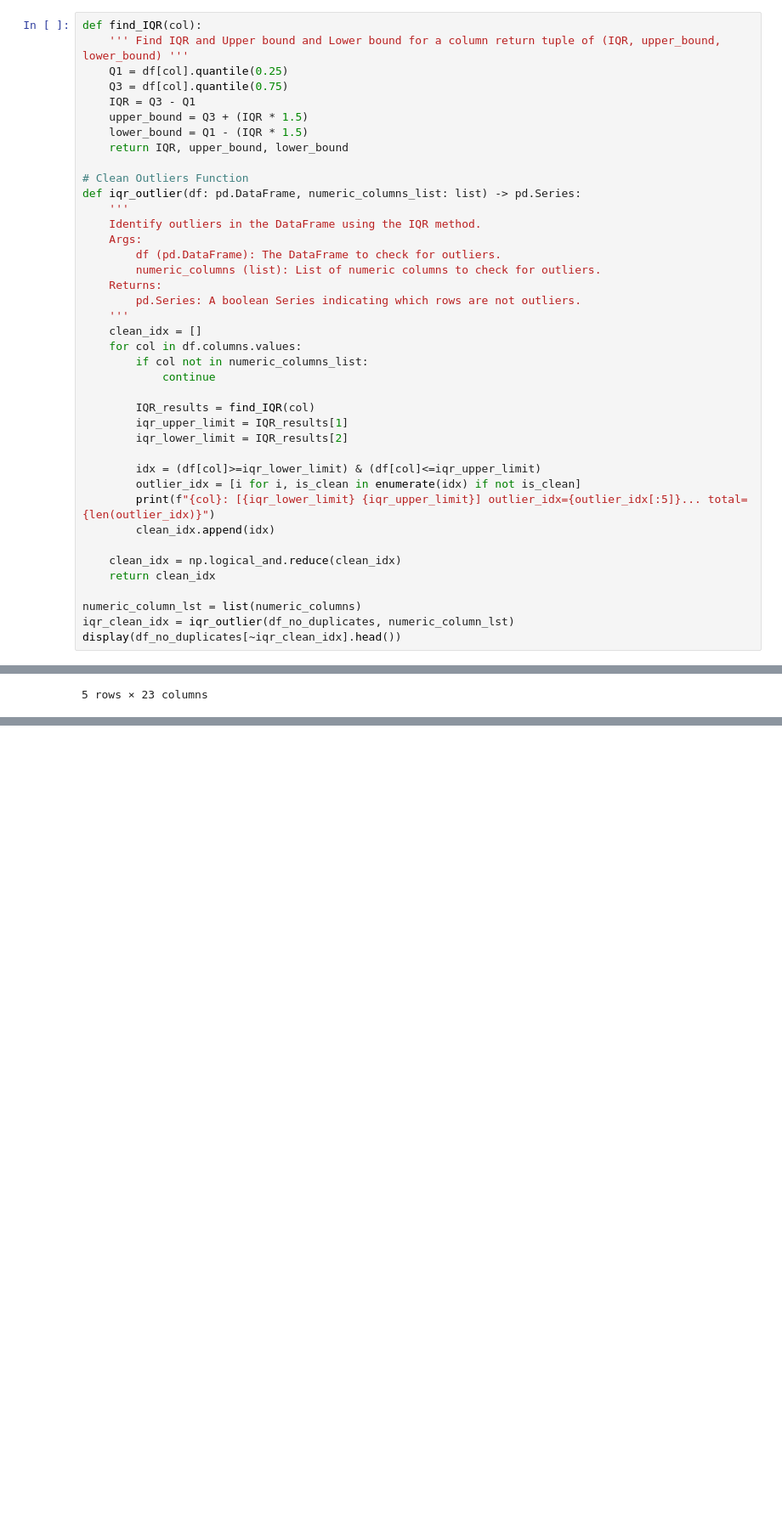
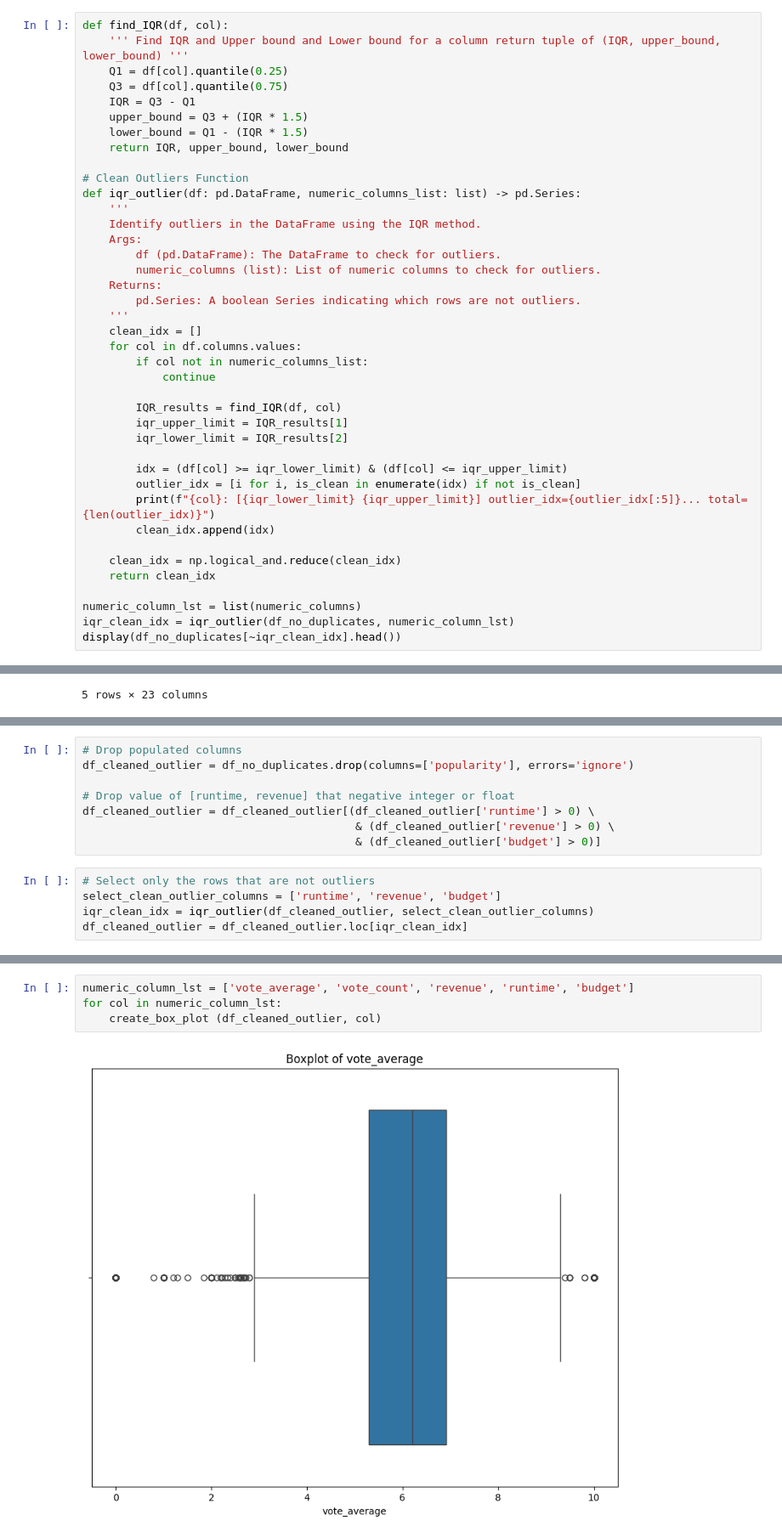
Before and after one commit to 6587093polakornming/Airflow_Spark_Local, a Jupyter notebook: eda/eda_notebook.ipynb, the cells around one changed output, grey strips where cells are left out. Shown: that part at 85% size. Cells and saved outputs as stored; diff of their text form; blank space fills up the shorter version.

```diff
--- a/eda/eda_notebook.ipynb
+++ b/eda/eda_notebook.ipynb
@@ -229,7 +242,7 @@ Numeric columns: Index(['vote_average', 'vote_count', 'revenue', 'runtime', 'bud
 # %% [markdown]
 ### Detect (numeric columns) outlier with IQR Method
 # %%
-def find_IQR(col):
+def find_IQR(df, col):
     ''' Find IQR and Upper bound and Lower bound for a column return tuple of (IQR, upper_bound, lower_bound) '''
     Q1 = df[col].quantile(0.25)
     Q3 = df[col].quantile(0.75)
@@ -253,11 +266,11 @@ def iqr_outlier(df: pd.DataFrame, numeric_columns_list: list) -> pd.Series:
         if col not in numeric_columns_list:
             continue
 
-        IQR_results = find_IQR(col)
+        IQR_results = find_IQR(df, col)
         iqr_upper_limit = IQR_results[1]
         iqr_lower_limit = IQR_results[2]
 
-        idx = (df[col]>=iqr_lower_limit) & (df[col]<=iqr_upper_limit)
+        idx = (df[col] >= iqr_lower_limit) & (df[col] <= iqr_upper_limit)
         outlier_idx = [i for i, is_clean in enumerate(idx) if not is_clean]
         print(f"{col}: [{iqr_lower_limit} {iqr_upper_limit}] outlier_idx={outlier_idx[:5]}... total={len(outlier_idx)}")
         clean_idx.append(idx)
@@ -290,0 +306,13 @@ NOTE:
+# %%
+# Drop populated columns
+df_cleaned_outlier = df_no_duplicates.drop(columns=['popularity'], errors='ignore')
+
+# Drop value of [runtime, revenue] that negative integer or float
+df_cleaned_outlier = df_cleaned_outlier[(df_cleaned_outlier['runtime'] > 0) \
+                                         & (df_cleaned_outlier['revenue'] > 0) \
+                                         & (df_cleaned_outlier['budget'] > 0)]
+# %%
+# Select only the rows that are not outliers
+select_clean_outlier_columns = ['runtime', 'revenue', 'budget']
+iqr_clean_idx = iqr_outlier(df_cleaned_outlier, select_clean_outlier_columns)
+df_cleaned_outlier = df_cleaned_outlier.loc[iqr_clean_idx]
@@ -290,0 +328,6 @@ NOTE:
+# %%
+numeric_column_lst = ['vote_average', 'vote_count', 'revenue', 'runtime', 'budget']
+for col in numeric_column_lst:
+    create_box_plot (df_cleaned_outlier, col)
+# %% [output]
+[figure, added]
```
Also changed, not shown: parts of 25 cells of this notebook, 1 other file.
